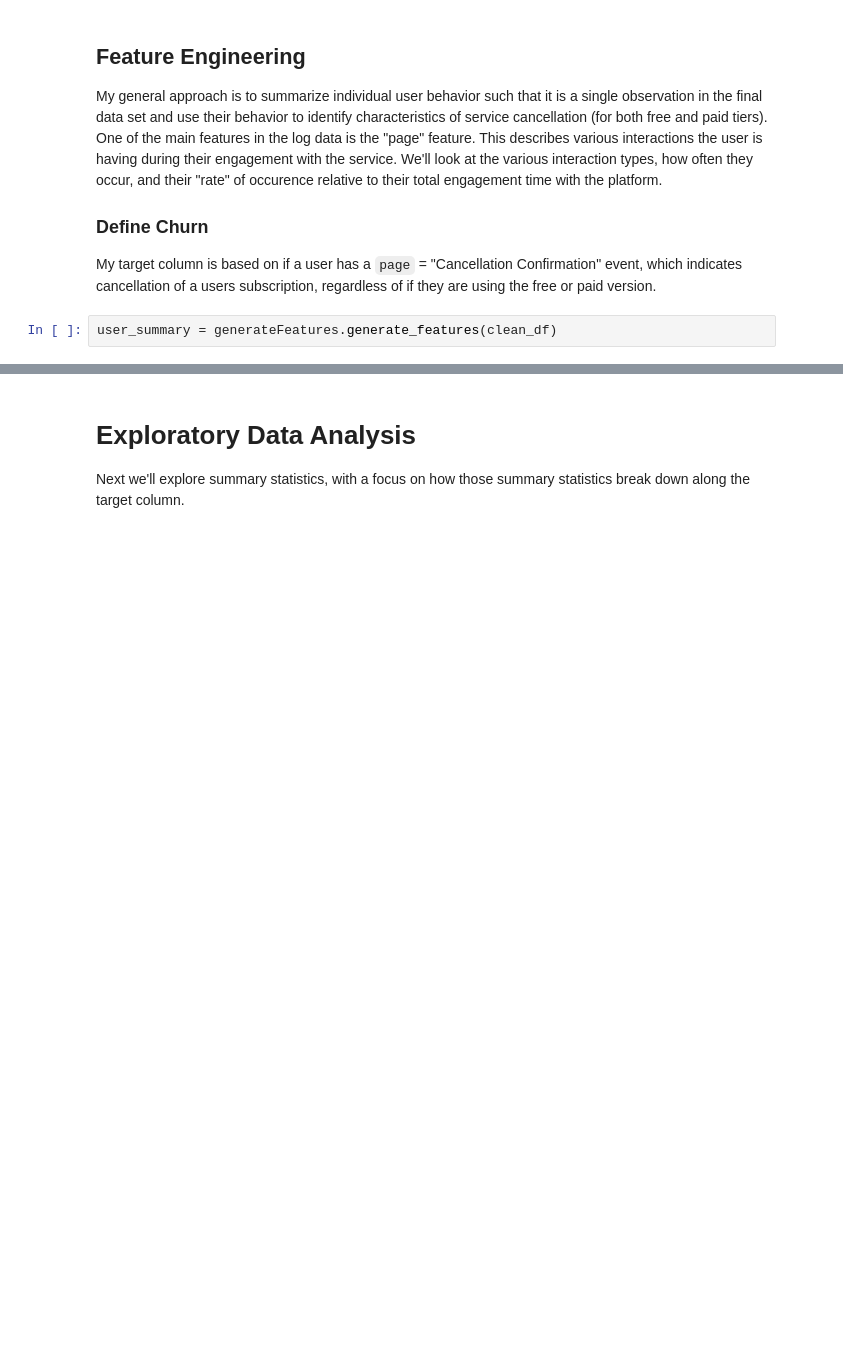
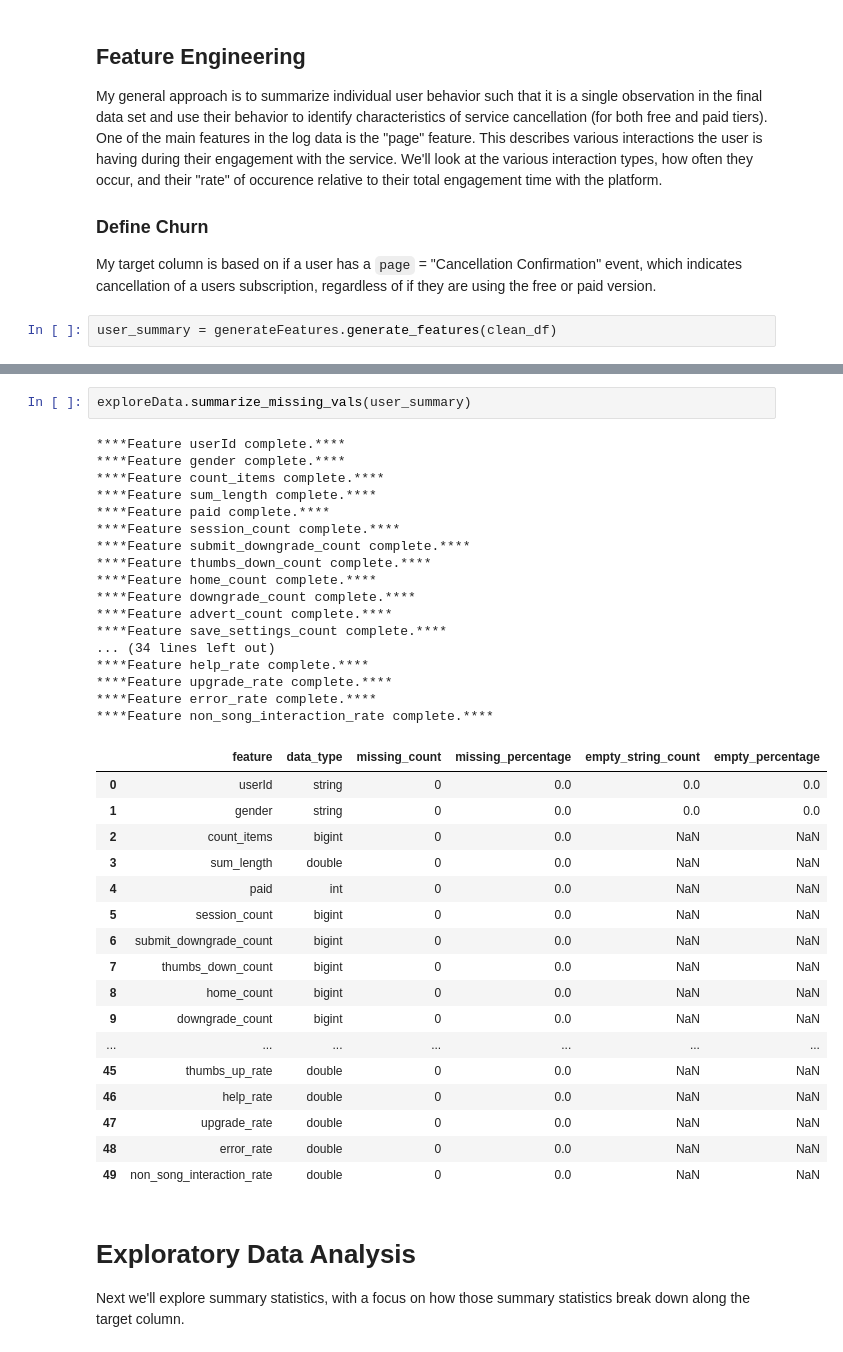
Before and after one commit to smit5490/sparkify-customer-retention, a Jupyter notebook: notebooks/1_eda_cleaning_feature_engineering_sample.ipynb, the cells around one changed output, grey strips where cells are left out. Saved outputs shown, nothing was run; the diff lists cells and outputs as text; blank space fills up the shorter version.

```diff
--- a/notebooks/1_eda_cleaning_feature_engineering_sample.ipynb
+++ b/notebooks/1_eda_cleaning_feature_engineering_sample.ipynb
@@ -396,6 +396,43 @@ user_summary.limit(5).toPandas()
 | 2 | 100001 | F | 187 | 35073.74215 | 0 | 4 | 0 | ... |
 | 3 | 100002 | F | 218 | 49559.91810 | 1 | 4 | 0 | ... |
 | 4 | 100003 | F | 78 | 12306.41932 | 0 | 2 | 0 | ... |
+# %%
+exploreData.summarize_missing_vals(user_summary)
+# %% [output]
+****Feature userId complete.****
+****Feature gender complete.****
+****Feature count_items complete.****
+****Feature sum_length complete.****
+****Feature paid complete.****
+****Feature session_count complete.****
+****Feature submit_downgrade_count complete.****
+****Feature thumbs_down_count complete.****
+****Feature home_count complete.****
+****Feature downgrade_count complete.****
+****Feature advert_count complete.****
+****Feature save_settings_count complete.****
+... (34 lines left out)
+****Feature help_rate complete.****
+****Feature upgrade_rate complete.****
+****Feature error_rate complete.****
+****Feature non_song_interaction_rate complete.****
+|  | feature | data_type | missing_count | missing_percentage | empty_string_count | empty_percentage |
+| 0 | userId | string | 0 | 0.0 | 0.0 | 0.0 |
+| 1 | gender | string | 0 | 0.0 | 0.0 | 0.0 |
+| 2 | count_items | bigint | 0 | 0.0 | NaN | NaN |
+| 3 | sum_length | double | 0 | 0.0 | NaN | NaN |
+| 4 | paid | int | 0 | 0.0 | NaN | NaN |
+| 5 | session_count | bigint | 0 | 0.0 | NaN | NaN |
+| 6 | submit_downgrade_count | bigint | 0 | 0.0 | NaN | NaN |
+| 7 | thumbs_down_count | bigint | 0 | 0.0 | NaN | NaN |
+| 8 | home_count | bigint | 0 | 0.0 | NaN | NaN |
+| 9 | downgrade_count | bigint | 0 | 0.0 | NaN | NaN |
+| ... | ... | ... | ... | ... | ... | ... |
+| 45 | thumbs_up_rate | double | 0 | 0.0 | NaN | NaN |
+| 46 | help_rate | double | 0 | 0.0 | NaN | NaN |
+| 47 | upgrade_rate | double | 0 | 0.0 | NaN | NaN |
+| 48 | error_rate | double | 0 | 0.0 | NaN | NaN |
+| 49 | non_song_interaction_rate | double | 0 | 0.0 | NaN | NaN |
 # %% [markdown]
 # Exploratory Data Analysis
 Next we'll explore summary statistics, with a focus on how those summary statistics break down along the target column.
```
Also changed, not shown: parts of 10 cells of this notebook, 2 other files.
